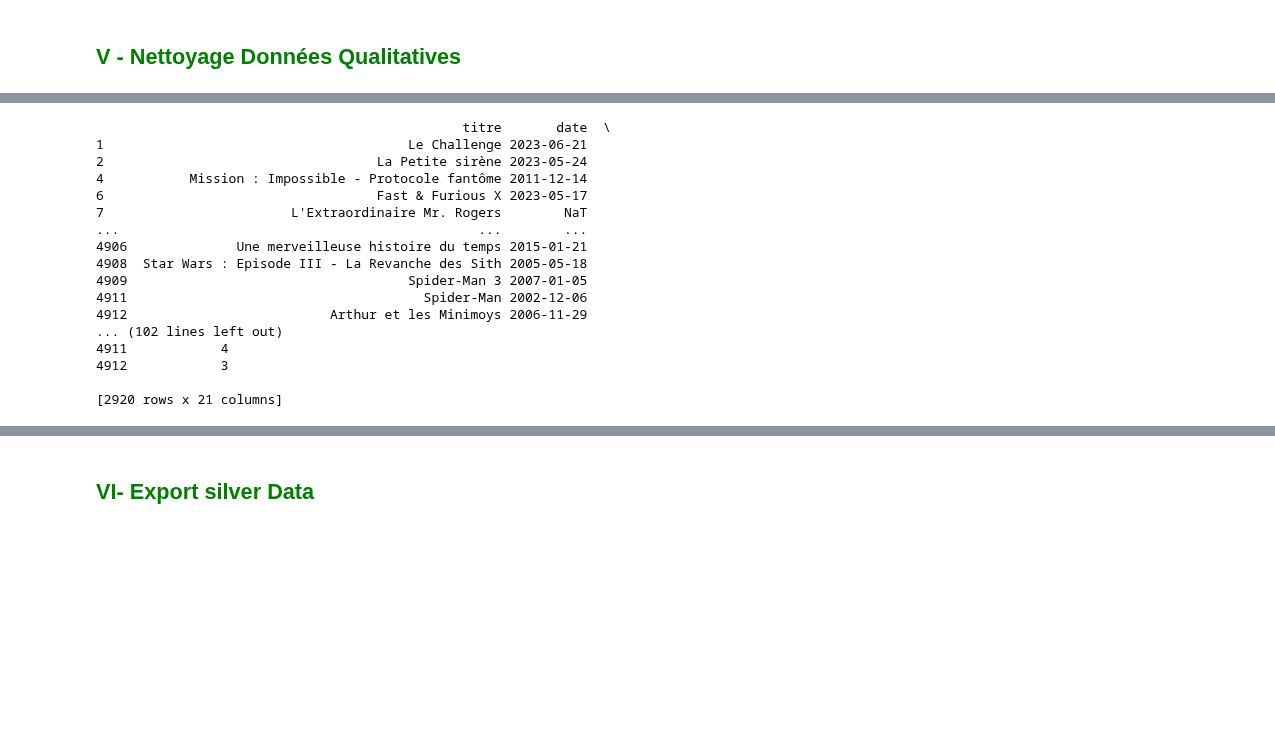
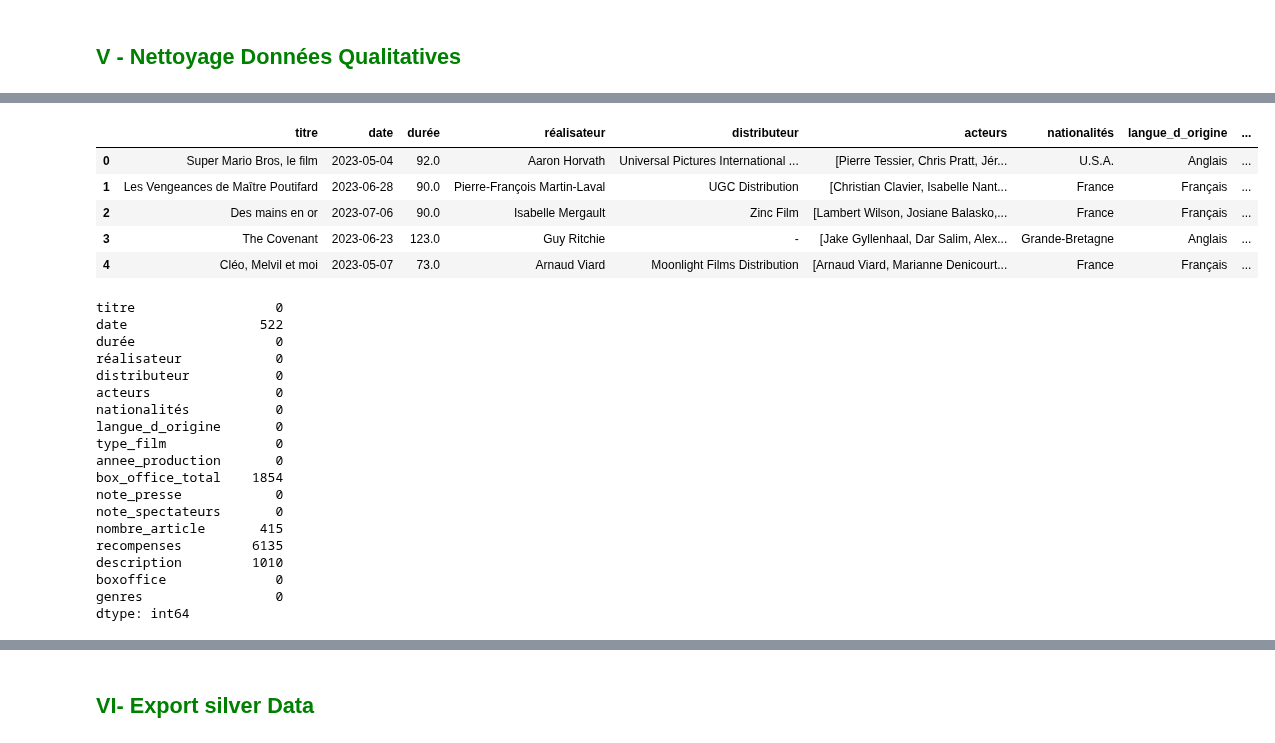
Before and after one commit to RolaMmss/prevoir_la_popularite_d_un_film, a Jupyter notebook: machine_learning/nettoyage_2.ipynb, the cells around one changed output, grey strips where cells are left out. Cells and saved outputs as stored; diff of their text form; code cells hidden in the pictures; blank space fills up the shorter version.

Commit message:
commencer le nettoyage

```diff
--- a/machine_learning/nettoyage_2.ipynb
+++ b/machine_learning/nettoyage_2.ipynb
@@ -227,6 +289,8 @@ print(data_propre['langue_d_origine'].unique())
+# %%
+data_propre = nettoyage_qualita(data_propre)
 # %%
-# Split the values in the 'nationalités' column by commas and create a list of nationalities
-data_propre['nationalités'] = data_propre['nationalités'].apply(lambda x: x.split(',') if pd.notnull(x) else [])
+# # Split the values in the 'nationalités' column by commas and create a list of nationalities
+# data_propre['nationalités'] = data_propre['nationalités'].apply(lambda x: x.split(',') if pd.notnull(x) else [])
 
-# Flatten the list of nationalities and remove leading/trailing whitespaces
-data_propre['nationalités'] = data_propre['nationalités'].apply(lambda x: [nationality.strip() for nationality in x])
+# # Flatten the list of nationalities and remove leading/trailing whitespaces
+# data_propre['nationalités'] = data_propre['nationalités'].apply(lambda x: [nationality.strip() for nationality in x])
@@ -266,38 +306,26 @@ propre_data.head()
-# %%
-# Filtrer les lignes avec la langue 'anglais'
-colonnes_anglais = propre_data2[propre_data2['langue_d_origine'].str.contains('Anglais', case=False, na=False)]
-
-# Afficher les colonnes où la langue contient 'anglais'
-print(colonnes_anglais)
-# %% [output]
-                                               titre       date  \
-1                                       Le Challenge 2023-06-21
-2                                   La Petite sirène 2023-05-24
-4           Mission : Impossible - Protocole fantôme 2011-12-14
-6                                   Fast & Furious X 2023-05-17
-7                        L'Extraordinaire Mr. Rogers        NaT
-...                                              ...        ...
-4906              Une merveilleuse histoire du temps 2015-01-21
-4908  Star Wars : Episode III - La Revanche des Sith 2005-05-18
-4909                                    Spider-Man 3 2007-01-05
-4911                                      Spider-Man 2002-12-06
-4912                          Arthur et les Minimoys 2006-11-29
-... (102 lines left out)
-4911            4
-4912            3
-
-[2920 rows x 21 columns]
 # %%
 # Fill NaN values in 'genre' column with an empty list
-propre_data2['genre'].fillna("", inplace=True)
+data_propre['genre'].fillna("", inplace=True)
 
 # Convertir la colonne 'genre' en une liste de genres distincts pour chaque film
-propre_data2['genres'] = propre_data2['genre'].str.split(',')
+data_propre['genres'] = data_propre['genre'].str.split(',')
 
 # Créer un dictionnaire avec tous les genres uniques en tant que clés, et des listes de 0 et 1 comme valeurs
 genres_dict = {}
-for genres_list in propre_data2['genres']:
+for genres_list in data_propre['genres']:
     for genre in genres_list:
         genre = genre.strip()  # Supprimer les espaces en début et fin de genre
         if genre not in genres_dict:
             genres_dict[genre] = []
+# %%
+colonnes_a_supprimer = ['genre']
+data_propre = data_propre.drop(colonnes_a_supprimer, axis=1)
+# %%
+data_propre.head()
+# %% [output]
+|  | titre | date | durée | réalisateur | distributeur | acteurs | nationalités | langue_d_origine | ... |
+| 0 | Super Mario Bros, le film | 2023-05-04 | 92.0 | Aaron Horvath | Universal Pictures International ... | [Pierre Tessier, Chris Pratt, Jér... | U.S.A. | Anglais | ... |
+| 1 | Les Vengeances de Maître Poutifard | 2023-06-28 | 90.0 | Pierre-François Martin-Laval | UGC Distribution | [Christian Clavier, Isabelle Nant... | France | Français | ... |
+| 2 | Des mains en or | 2023-07-06 | 90.0 | Isabelle Mergault | Zinc Film | [Lambert Wilson, Josiane Balasko,... | France | Français | ... |
+| 3 | The Covenant | 2023-06-23 | 123.0 | Guy Ritchie | - | [Jake Gyllenhaal, Dar Salim, Alex... | Grande-Bretagne | Anglais | ... |
+| 4 | Cléo, Melvil et moi | 2023-05-07 | 73.0 | Arnaud Viard | Moonlight Films Distribution | [Arnaud Viard, Marianne Denicourt... | France | Français | ... |
@@ -304 +346,23 @@ for genres_list in propre_data2['genres']:
+# %%
+data_propre.isnull().sum()
+# %% [output]
+titre                  0
+date                 522
+durée                  0
+réalisateur            0
+distributeur           0
+acteurs                0
+nationalités           0
+langue_d_origine       0
+type_film              0
+annee_production       0
+box_office_total    1854
+note_presse            0
+note_spectateurs       0
+nombre_article       415
+recompenses         6135
+description         1010
+boxoffice              0
+genres                 0
+dtype: int64
 # %%
```
Also changed, not shown: parts of 35 cells of this notebook, 11 other files.
